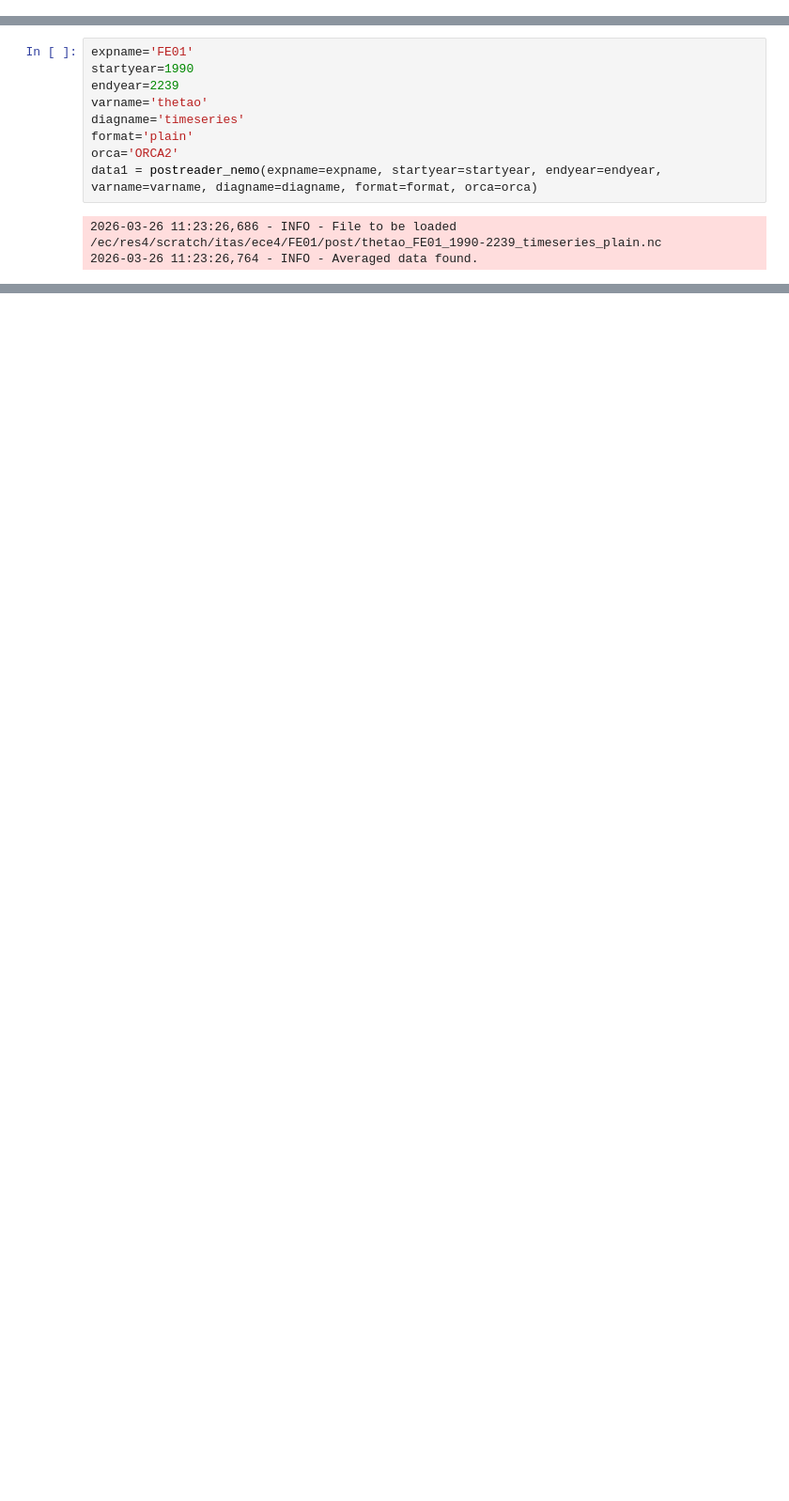
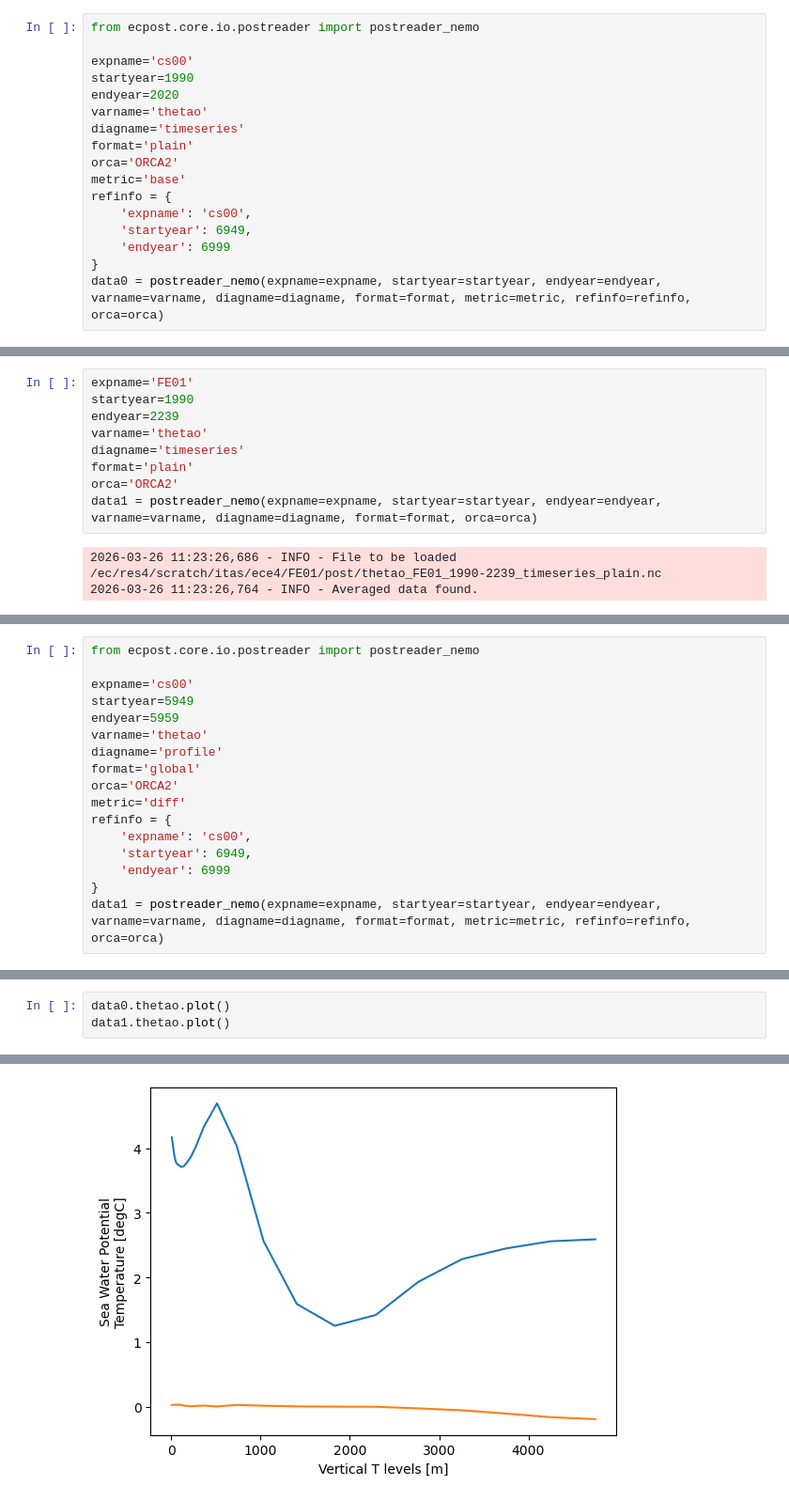
Before and after one commit to asozza/ecearth-outpost, a Jupyter notebook: notebooks/test_metrics.ipynb, the cells around one changed output, grey strips where cells are left out. Shown at 94% size. Cells and saved outputs as stored; diff of their text form; blank space fills up the shorter version.

```diff
--- a/notebooks/test_metrics.ipynb
+++ b/notebooks/test_metrics.ipynb
@@ -32,0 +5,17 @@ array(4.48447531)
+# %%
+from ecpost.core.io.postreader import postreader_nemo
+
+expname='cs00'
+startyear=1990
+endyear=2020
+varname='thetao'
+diagname='timeseries'
+format='plain'
+orca='ORCA2'
+metric='base'
+refinfo = {
+    'expname': 'cs00',
+    'startyear': 6949,
+    'endyear': 6999
+}
+data0 = postreader_nemo(expname=expname, startyear=startyear, endyear=endyear, varname=varname, diagname=diagname, format=format, metric=metric, refinfo=refinfo, orca=orca)
@@ -231,0 +41,17 @@ Text(0.5, 1.0, 'Accelerated Runs')
+# %%
+from ecpost.core.io.postreader import postreader_nemo
+
+expname='cs00'
+startyear=5949
+endyear=5959
+varname='thetao'
+diagname='profile'
+format='global'
+orca='ORCA2'
+metric='diff'
+refinfo = {
+    'expname': 'cs00',
+    'startyear': 6949,
+    'endyear': 6999
+}
+data1 = postreader_nemo(expname=expname, startyear=startyear, endyear=endyear, varname=varname, diagname=diagname, format=format, metric=metric, refinfo=refinfo, orca=orca)
@@ -231,0 +76,4 @@ Text(0.5, 1.0, 'Accelerated Runs')
+# %%
+data0.thetao.plot()
+data1.thetao.plot()
+# %% [output]
@@ -231,0 +81 @@ Text(0.5, 1.0, 'Accelerated Runs')
+[figure, added]
```
Also changed, not shown: parts of 15 cells of this notebook, 1 other file.
